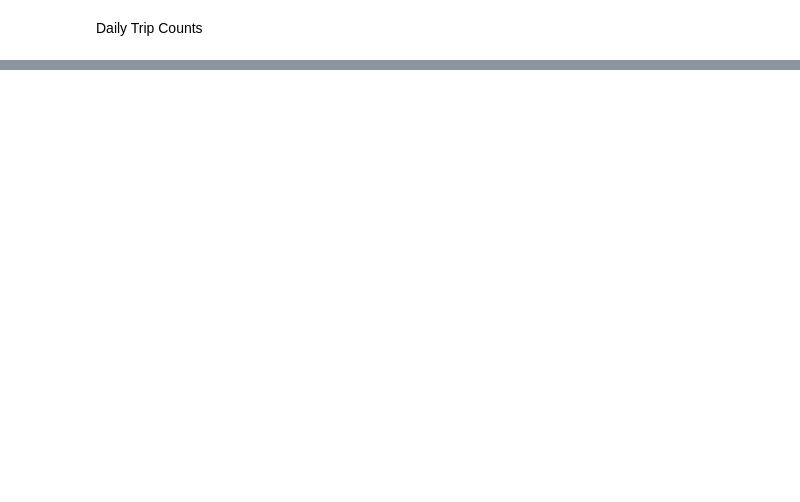
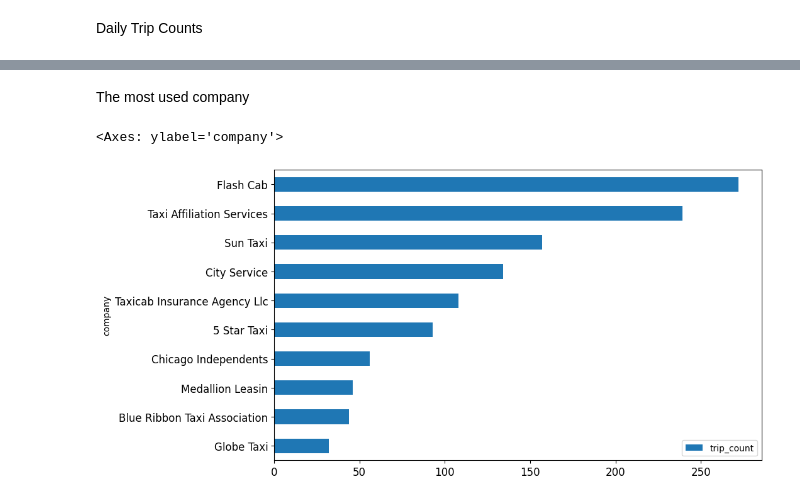
Before and after one commit to goga11111/Python_DE, a Jupyter notebook: 08_local_visualisations.ipynb, the cells around one changed output, grey strips where cells are left out. Saved outputs shown, nothing was run; the diff lists cells and outputs as text; code cells hidden in the pictures; blank space fills up the shorter version.

```diff
--- a/08_local_visualisations.ipynb
+++ b/08_local_visualisations.ipynb
@@ -193,0 +182,8 @@ NameError: name 'trips_per_weekday' is not defined
+# %%
+date['date'] = pd.to_datetime(date['date'])
+
+##trips_full['trip_end_timestamp'] = pd.to_datetime(trips_full['trip_end_timestamp'])
+trips_full['trip_start_date'] = trips_full['trip_start_timestamp']
+trips_full['trip_start_date'] = pd.to_datetime(trips_full['trip_start_date'])
+trips_full = pd.merge(trips_full, date, left_on='trip_start_date', right_on='date', how='inner')
+trips_full = trips_full.drop(columns=['date'])
@@ -193,0 +223,12 @@ NameError: name 'trips_per_weekday' is not defined
+# %% [markdown]
+The most used company
+# %%
+top_10_companies = trips_full["company"].value_counts().nlargest(10).index
+top_10_trips = trips_full[trips_full["company"].isin(top_10_companies)]
+top_10_trips = top_10_trips.groupby(["company"]).agg(trip_count = ("trip_id", "count"))
+sorted_top_10_trips = top_10_trips.sort_values(by="trip_count", ascending=True)
+
+sorted_top_10_trips.plot(kind="barh", figsize=(10, 6), fontsize=12)
+# %% [output]
+<Axes: ylabel='company'>
+[figure, added]
```
Also changed, not shown: parts of 14 cells of this notebook.
